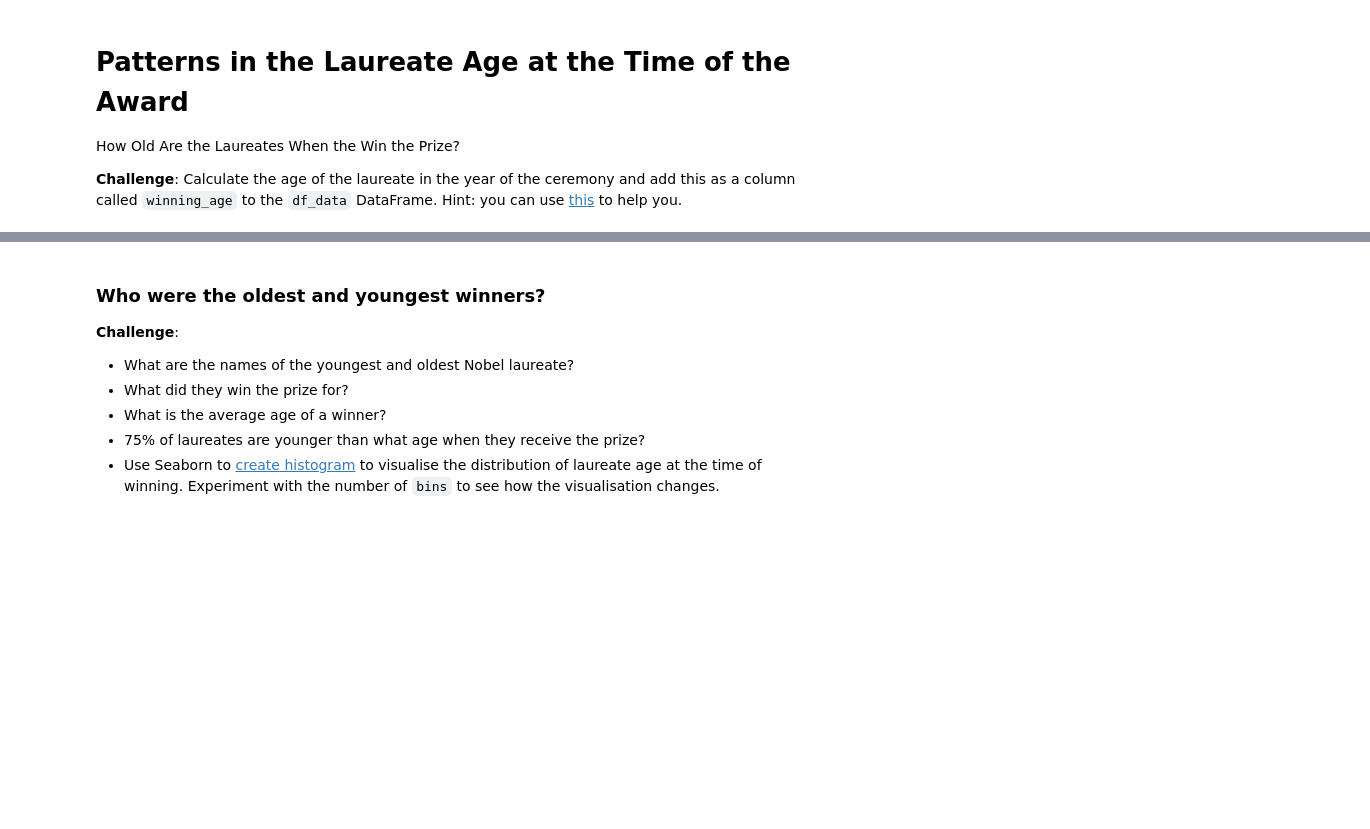
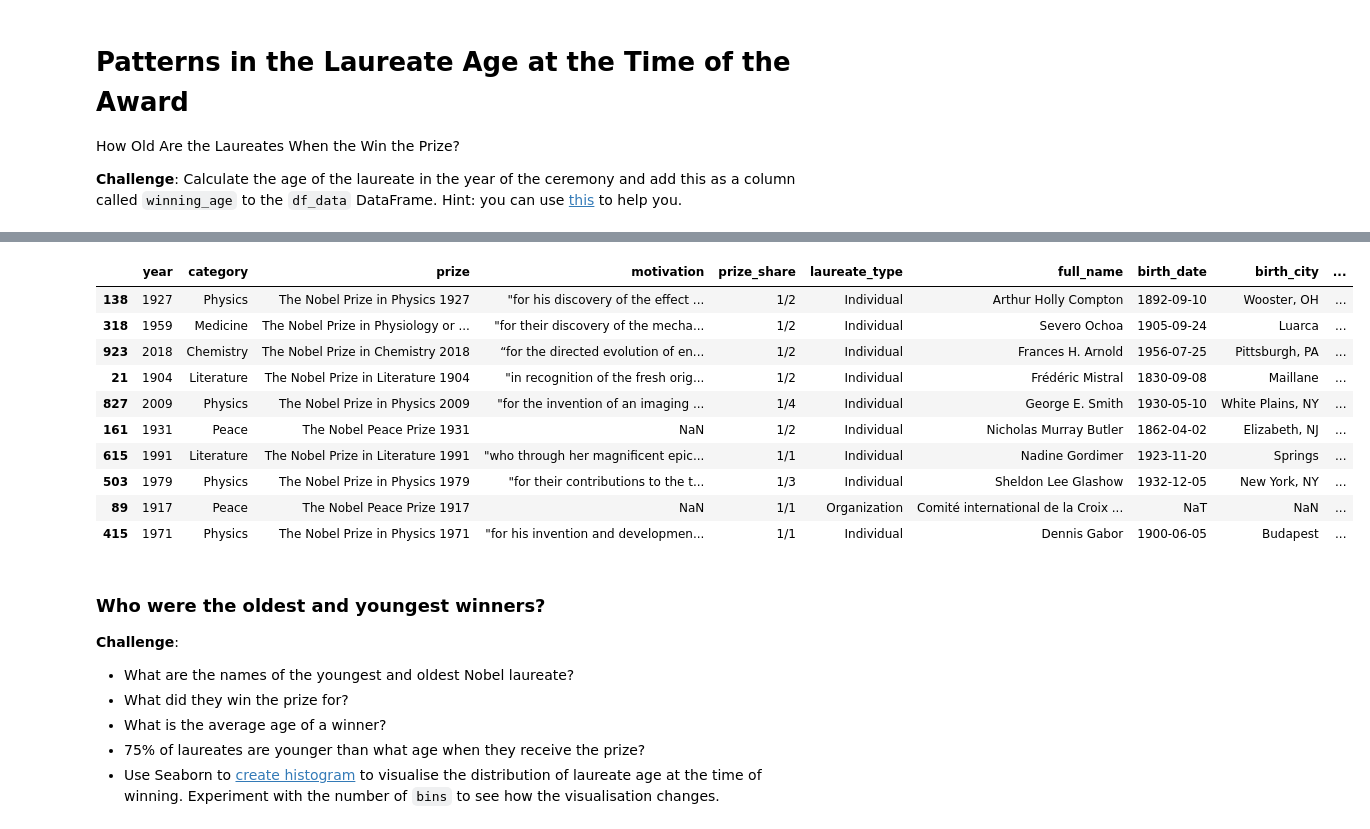
Before and after one commit to noah-clements/100Days-Python-Course, a Jupyter notebook: Nobel+Prize+Analysis/Nobel_Prize_Analysis.ipynb, the cells around one changed output, grey strips where cells are left out. Saved outputs shown, nothing was run; the diff lists cells and outputs as text; code cells hidden in the pictures; blank space fills up the shorter version.

```diff
--- a/Nobel+Prize+Analysis/Nobel_Prize_Analysis.ipynb
+++ b/Nobel+Prize+Analysis/Nobel_Prize_Analysis.ipynb
@@ -978,3 +998,18 @@ How Old Are the Laureates When the Win the Prize?
+# %%
+df_data['winning_age'] = df_data.year - df_data.birth_date.dt.year
+df_data.sample(10)
+# %% [output]
+|  | year | category | prize | motivation | prize_share | laureate_type | full_name | birth_date | birth_city | ... |
+| 138 | 1927 | Physics | The Nobel Prize in Physics 1927 | "for his discovery of the effect ... | 1/2 | Individual | Arthur Holly Compton | 1892-09-10 | Wooster, OH | ... |
+| 318 | 1959 | Medicine | The Nobel Prize in Physiology or ... | "for their discovery of the mecha... | 1/2 | Individual | Severo Ochoa | 1905-09-24 | Luarca | ... |
+| 923 | 2018 | Chemistry | The Nobel Prize in Chemistry 2018 | “for the directed evolution of en... | 1/2 | Individual | Frances H. Arnold | 1956-07-25 | Pittsburgh, PA | ... |
+| 21 | 1904 | Literature | The Nobel Prize in Literature 1904 | "in recognition of the fresh orig... | 1/2 | Individual | Frédéric Mistral | 1830-09-08 | Maillane | ... |
+| 827 | 2009 | Physics | The Nobel Prize in Physics 2009 | "for the invention of an imaging ... | 1/4 | Individual | George E. Smith | 1930-05-10 | White Plains, NY | ... |
+| 161 | 1931 | Peace | The Nobel Peace Prize 1931 | NaN | 1/2 | Individual | Nicholas Murray Butler | 1862-04-02 | Elizabeth, NJ | ... |
+| 615 | 1991 | Literature | The Nobel Prize in Literature 1991 | "who through her magnificent epic... | 1/1 | Individual | Nadine Gordimer | 1923-11-20 | Springs | ... |
+| 503 | 1979 | Physics | The Nobel Prize in Physics 1979 | "for their contributions to the t... | 1/3 | Individual | Sheldon Lee Glashow | 1932-12-05 | New York, NY | ... |
+| 89 | 1917 | Peace | The Nobel Peace Prize 1917 | NaN | 1/1 | Organization | Comité international de la Croix ... | NaT | NaN | ... |
+| 415 | 1971 | Physics | The Nobel Prize in Physics 1971 | "for his invention and developmen... | 1/1 | Individual | Dennis Gabor | 1900-06-05 | Budapest | ... |
 # %% [markdown]
 ### Who were the oldest and youngest winners?
 
```
Also changed, not shown: parts of 1 cell of this notebook.
